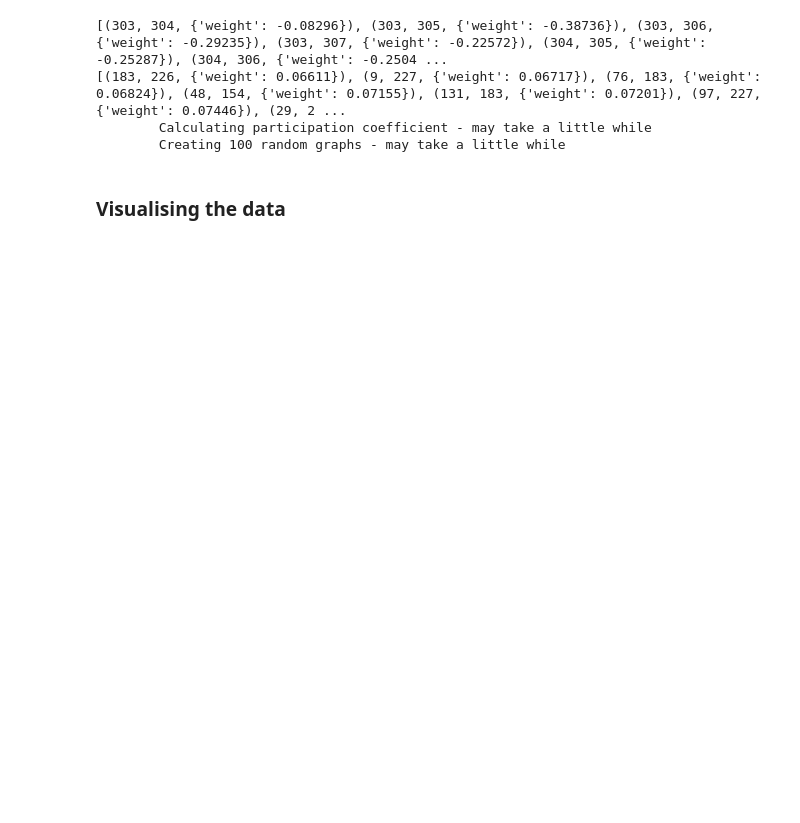
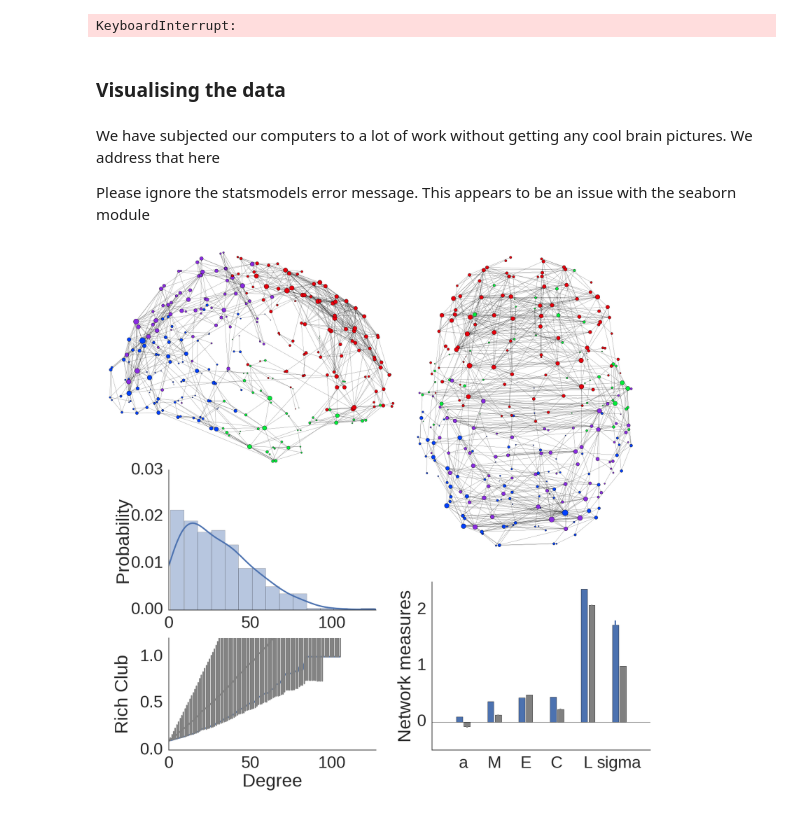
Before and after one commit to WhitakerLab/scona, a Jupyter notebook: Jupyter Notebook for Brain Networks in Python.ipynb, the cells around one changed output. Drawn from its saved outputs; the diff is of its cells as text; code cells hidden in the pictures; blank space fills up the shorter version.

```diff
--- a/Jupyter Notebook for Brain Networks in Python.ipynb
+++ b/Jupyter Notebook for Brain Networks in Python.ipynb
@@ -64,0 +50,11 @@ It requires the following inputs
+# %%
+# We define our file locations. If you are using your own data these are the locations that you will want to change
+centroids_file = "./exemplary_brains/500.centroids.txt"
+names_file = "./exemplary_brains/500.names.txt"
+regionalmeasures_file ="./exemplary_brains/PARC_500aparc_thickness_behavmerge.csv"
+
+# We choose where to output our corrmat file
+corrmat_file = os.getcwd()+'/corrmat_file'
+
+import corrmat_from_regionalmeasures as cfrm
+cfrm.corrmat_from_regionalmeasures(regionalmeasures_file, names_file, corrmat_file, names_308_style=True)
@@ -65,18 +79,34 @@ It requires the following inputs
 # %%
-# Remember, this is going to take a couple of minutes. It might be worth going to get a cup of tea
+# Once again, this is going to write some files, so we give it a location
+network_analysis = os.getcwd()+'/network_analysis'
+# This is going to take a couple of minutes
 import network_analysis_from_corrmat as nafc
 network_analysis = os.getcwd()+'/network_analysis'
-nafc.network_analysis_from_corrmat(output_to,
-                                  names,
-                                  centroids,
+nafc.network_analysis_from_corrmat(corrmat_file,
+                                  names_file,
+                                  centroids_file,
                                   network_analysis,
                                   cost=10,
                                   n_rand=100,
                                   names_308_style=True)
 # %% [output]
-[(303, 304, {'weight': -0.08296}), (303, 305, {'weight': -0.38736}), (303, 306, {'weight': -0.29235}), (303, 307, {'weight': -0.22572}), (304, 305, {'weight': -0.25287}), (304, 306, {'weight': -0.2504 ...
-[(183, 226, {'weight': 0.06611}), (9, 227, {'weight': 0.06717}), (76, 183, {'weight': 0.06824}), (48, 154, {'weight': 0.07155}), (131, 183, {'weight': 0.07201}), (97, 227, {'weight': 0.07446}), (29, 2 ...
-        Calculating participation coefficient - may take a little while
-        Creating 100 random graphs - may take a little while
+KeyboardInterrupt:
 # %% [markdown]
 ### Visualising the data
+# %% [markdown]
+We have subjected our computers to a lot of work without getting any cool brain pictures. We address that here
+
+Please ignore the statsmodels error message. This appears to be an issue with the seaborn module
+# %%
+# We will be using the files we just used network_analysis_from _corrmat to create
+NodalMeasures=network_analysis+'/NodalMeasures_corrmat_file_COST010.csv'
+GlobalMeasures=network_analysis+'/GlobalMeasures_corrmat_file_COST010.csv'
+RichClub=network_analysis+'/RICH_CLUB_corrmat_file_COST010.csv'
+# We're going to save them in a folder called figures
+figures_dir=os.getcwd()+'/figures'
+
+import make_figures as mfg
+mfg.network_summary_fig(corrmat_file, NodalMeasures, GlobalMeasures, RichClub, figures_dir)
+Image("figures/NetworkSummary_LowRes.png")
+# %% [output]
+[figure, added]
```
Also changed, not shown: parts of 15 cells of this notebook, 4 other files.
